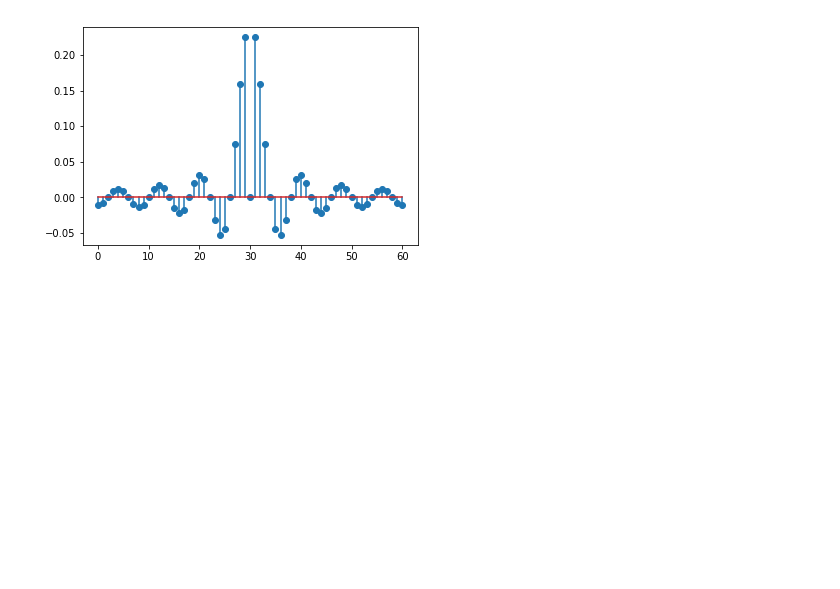
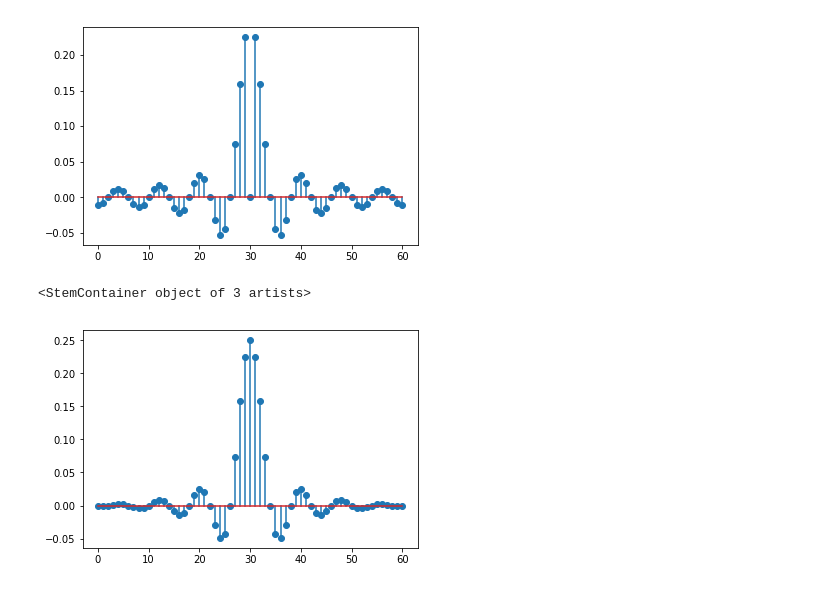
Before and after one commit to IgorDDS/pds, a Jupyter notebook: 1.1.ipynb, the cells around one changed output. Drawn from its saved outputs; the diff is of its cells as text; code cells hidden in the pictures; blank space fills up the shorter version.

```diff
--- a/1.1.ipynb
+++ b/1.1.ipynb
@@ -50,4 +50,10 @@ plt.stem(filtro_ideal)
 # %% [output]
 <StemContainer object of 3 artists>
 [figure]
+# %%
+filtro = signal.firwin(M, Wc/np.pi, window=('kaiser', beta))
+plt.stem(filtro)
+# %% [output]
+<StemContainer object of 3 artists>
+[figure, added]
 # %%
```
Also changed, not shown: parts of 1 cell of this notebook.
